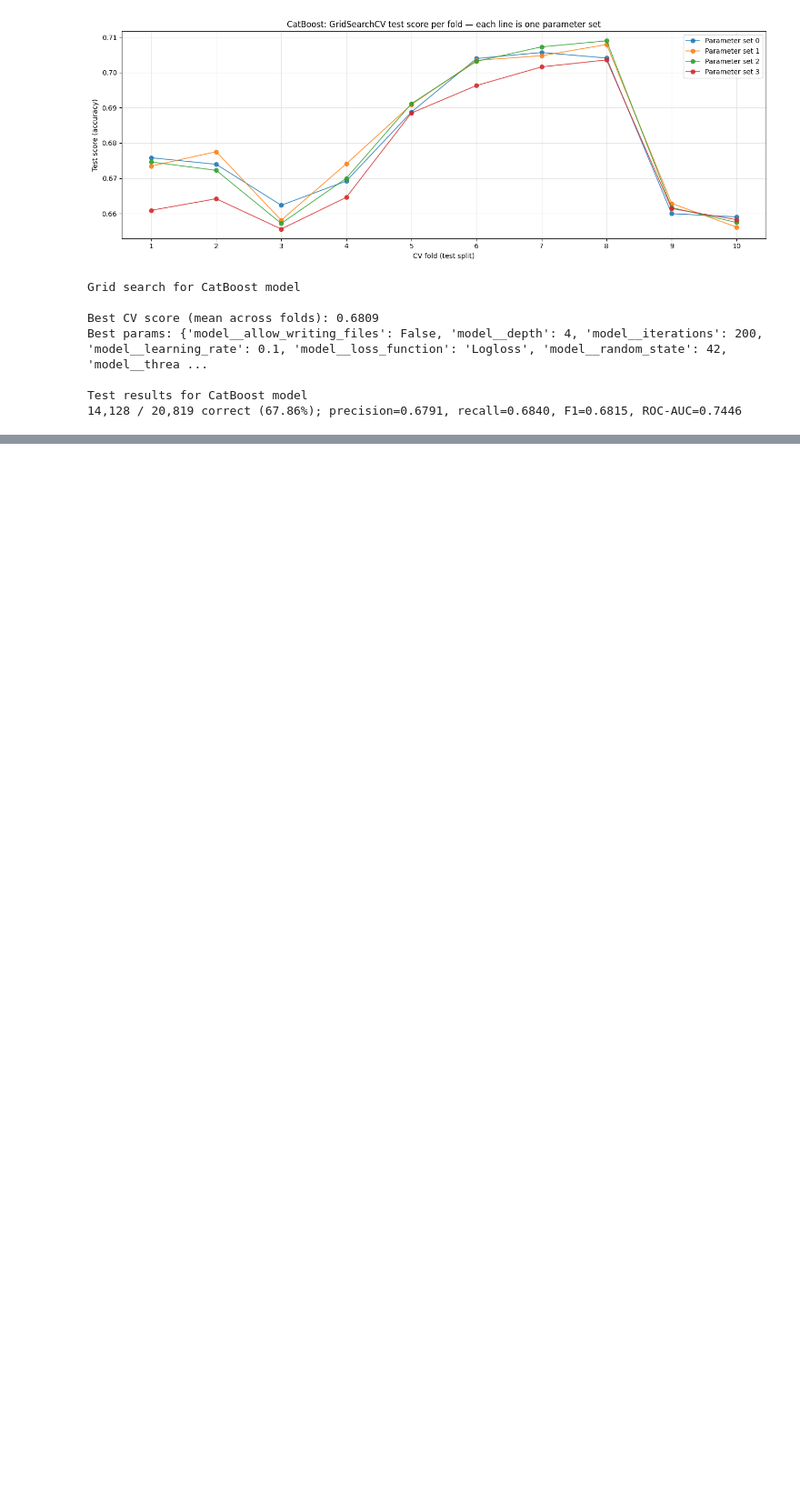
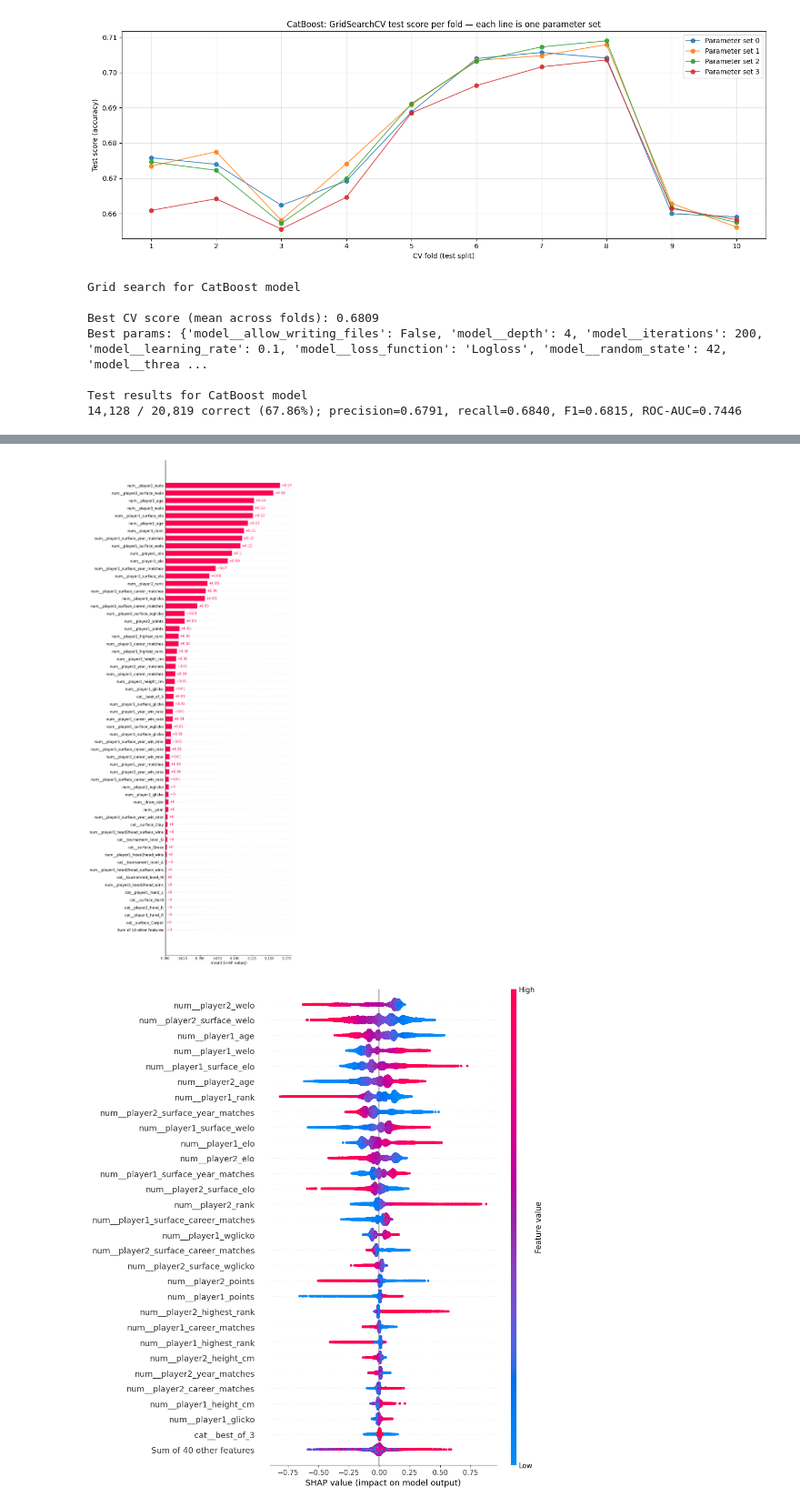
Before and after one commit to scarvalhojr/tennispredictor, a Jupyter notebook: notebook/tennispredictor.ipynb, the cells around one changed output, grey strips where cells are left out. Shown at 91% size. Drawn from its saved outputs; the diff is of its cells as text; code cells hidden in the pictures; blank space fills up the shorter version.

Commit message:
notebooks: add Shapley values to explain model predictions

```diff
--- a/notebook/tennispredictor.ipynb
+++ b/notebook/tennispredictor.ipynb
@@ -406,12 +416,7 @@ plt.show()
 # %%
 n_loaded = len(raw_df)
 raw_df = raw_df.dropna(
-    subset=[
-        "player1_rank",
-        "player2_rank",
-        "player1_points",
-        "player2_points",
-    ],
+    subset=DROP_MISSING_FEATURES,
     how="any",
 )
 n_after_drop = len(raw_df)
@@ -419,7 +424,7 @@ n_after_drop = len(raw_df)
 (num_rows, num_cols) = raw_df.shape
 print(f"Dataset has {num_rows:,} rows and {num_cols} columns.")
 print(
-    f"Dropped {n_loaded - n_after_drop:,} rows with unknown rank or points"
+    f"Dropped {n_loaded - n_after_drop:,} rows with missing features"
 )
 # %% [output]
 Dataset has 104,092 rows and 63 columns.
@@ -429,7 +434,7 @@ Dropped 85,281 rows with unknown rank or points
 
 Metadata features are not used as input (leakage) but remain on the feature matrix.
 # %%
-feature_cols = [c for c in raw_df.columns if c != TARGET_FEATURE]
+feature_cols = [c for c in raw_df.columns if c != TARGET_FEATURE and c not in DROP_FEATURES]
 X = raw_df[feature_cols].copy()
 y = (raw_df[TARGET_FEATURE] == 1).astype(int)
 
@@ -447,7 +452,9 @@ categorical_features = list(AS_CATEGORICAL) + [
 ]
 
 print(f"Target feature: {TARGET_FEATURE}")
-print(f"Metadata features ({len(metadata_cols)}): {metadata_cols}")
-print(f"Categorical features ({len(categorical_features)}): {categorical_features}")
+print(f"{len(X.columns)} total features, of which:")
+print(f"- {len(metadata_cols)} metadata features: {metadata_cols}")
+print(f"- {len(categorical_features)} categorical features: {categorical_features}")
+print(f"- {len(numeric_features)} numeric features")
 # %% [output]
 Target feature: winner
@@ -564,6 +573,28 @@ def test_model(model_name, model):
         f"precision={prec:.4f}, recall={rec:.4f}, F1={f1:.4f}, ROC-AUC={auc:.4f}"
     )
 
+def shap_analysis(pipeline):
+    # Extract the fitted model from the pipeline
+    model = pipeline.named_steps['model']
+    prep = pipeline.named_steps['prep']
+
+    # Extract the preprocessing steps to transform the data
+    X_test_transformed = prep.transform(X_test)
+
+    # Get the feature names
+    feature_names = prep.get_feature_names_out()
+
+    # Convert back to a DataFrame so SHAP has column names
+    X_test_df = pd.DataFrame(X_test_transformed, columns=feature_names)
+
+    # Initialize TreeExplainer with the extracted model
+    explainer = shap.TreeExplainer(model, X_test_df)
+    explanation = explainer(X_test_df)
+
+    # Plots
+    shap.plots.bar(explanation, max_display=60)
+    shap.plots.beeswarm(explanation, max_display=30)
+
 def train_and_test_model(model_name, estimator, param_grid):
     model, _ = train_model(model_name, estimator, param_grid)
     test_model(model_name, model)
@@ -785,0 +819,5 @@ Test results for CatBoost model
+# %%
+shap_analysis(xgb_model)
+# %% [output]
+[figure, added]
+[figure, added]
```
Also changed, not shown: parts of 13 cells of this notebook.
